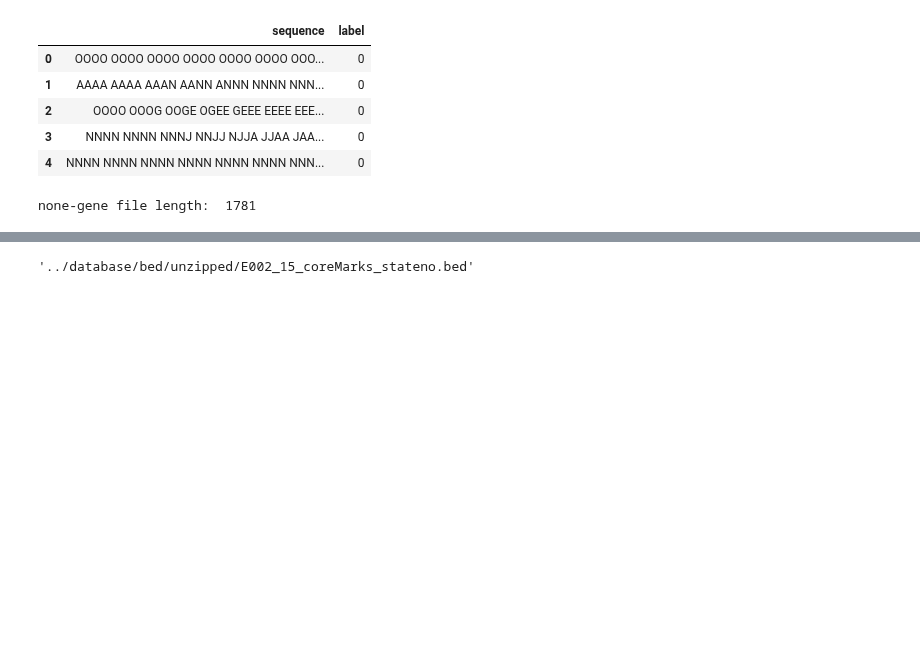
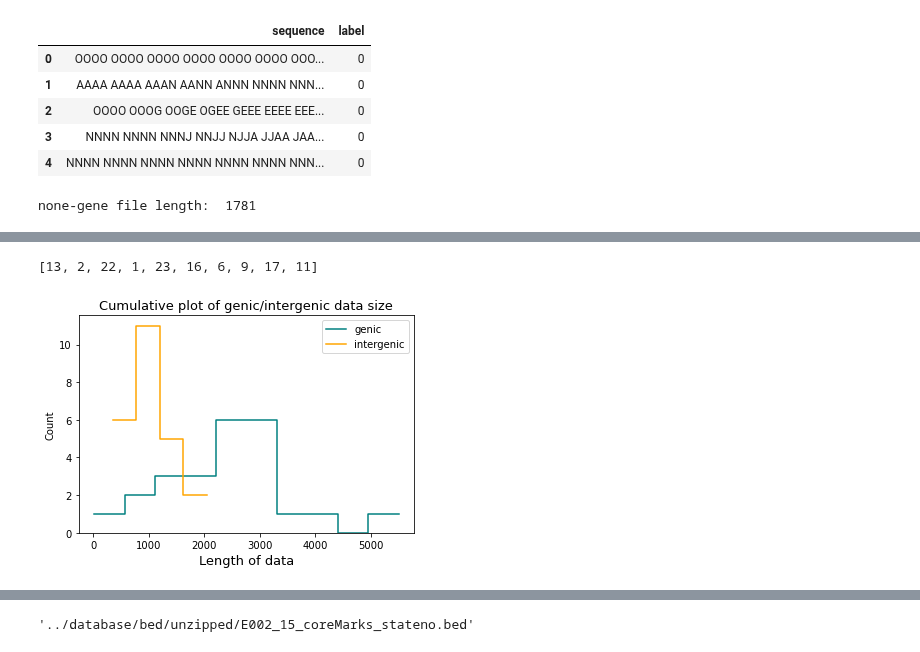
Before and after one commit to caocao0525/NSP, a Jupyter notebook: fine_tuning_data_preparation.ipynb, the cells around one changed output, grey strips where cells are left out. Saved outputs shown, nothing was run; the diff lists cells and outputs as text; code cells hidden in the pictures; blank space fills up the shorter version.

```diff
--- a/fine_tuning_data_preparation.ipynb
+++ b/fine_tuning_data_preparation.ipynb
@@ -147,0 +261,5 @@ Because the number of sequences for the
+# %%
+df_ng_concat,df_g_concat=prepFT_gNg("../database/fine_tune/genic_and_intergenic/", k=4, sampling_no=10)
+# %% [output]
+[13, 2, 22, 1, 23, 16, 6, 9, 17, 11]
+[figure, added]
```
Also changed, not shown: parts of 19 cells of this notebook.
